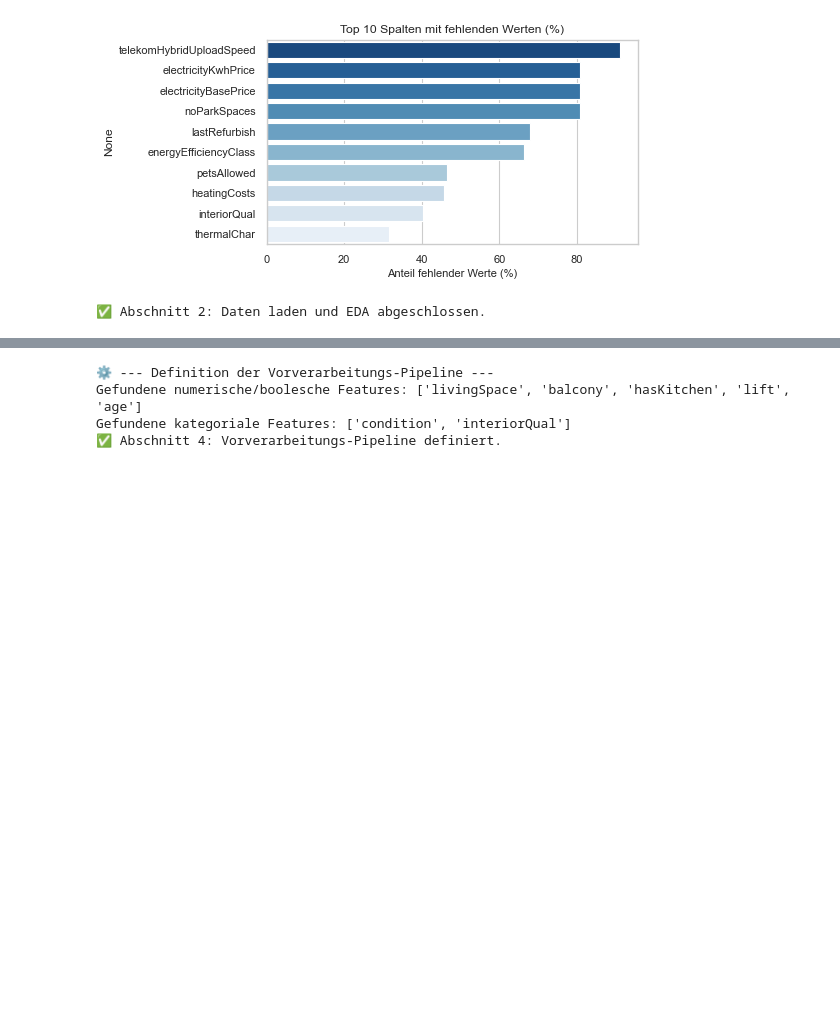
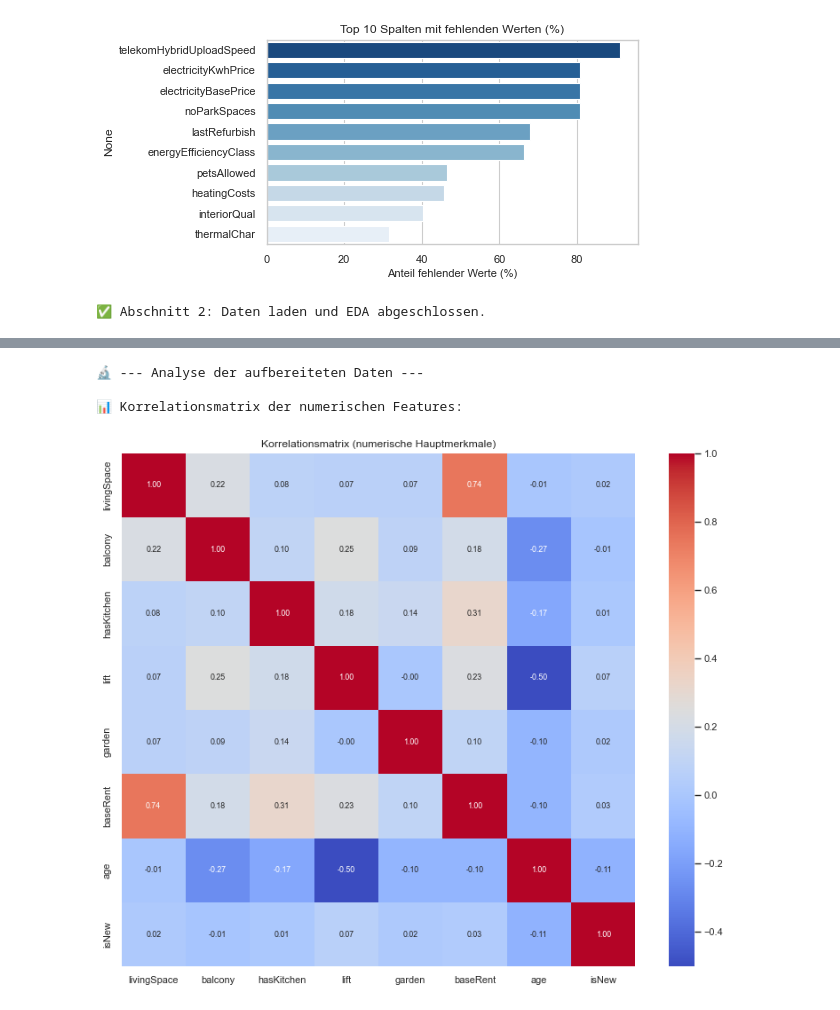
Before and after one commit to adnansalem1/berlin_rent_prediction, a Jupyter notebook: main_analysis.ipynb, the cells around one changed output, grey strips where cells are left out. Saved outputs shown, nothing was run; the diff lists cells and outputs as text; code cells hidden in the pictures; blank space fills up the shorter version.

```diff
--- a/main_analysis.ipynb
+++ b/main_analysis.ipynb
@@ -173,56 +218,45 @@ print("✅ Abschnitt 3: Feature Engineering abgeschlossen.")
 # %%
 # ==============================================================================
-# ABSCHNITT 4: DEFINITION DER VORVERARBEITUNGS-PIPELINE
+# ABSCHNITT 4: DATEN-ANALYSE VOR DEM TRAINING
 # ==============================================================================
-# Zweck: Kapselung aller Vorverarbeitungsschritte in einer robusten Pipeline,
-#        um Data Leakage zu verhindern und den Workflow zu standardisieren.
+# Zweck: Untersuchung der aufbereiteten Daten auf Korrelationen und
+#        Multikollinearität, bevor sie in die Pipeline gehen.
 # ==============================================================================
 
-print("\n⚙️ --- Definition der Vorverarbeitungs-Pipeline ---")
+print("\n🔬 --- Analyse der aufbereiteten Daten ---")
 
-# --- 4.1 Aufteilung der Daten in Features (X) und Zielvariable (y) ---
-X = df_model.drop('baseRent', axis=1)
-y = df_model['baseRent']
+# --- 4.1 Korrelationsmatrix der numerischen Features ---
+print("\n📊 Korrelationsmatrix der numerischen Features:")
+numerical_features_for_corr = df_model.select_dtypes(include=[np.number, 'bool']).columns.tolist()
+corr = df_model[numerical_features_for_corr].corr()
 
-# --- 4.2 Gruppierung der Features nach Typ ---
-# GEÄNDERT: Wir fassen numerische und boolesche Features zusammen, da sie
-#           ähnlich behandelt werden können (beide sind im Grunde Zahlen).
-numeric_features = X.select_dtypes(include=[np.number, 'bool']).columns.tolist()
-categorical_features = X.select_dtypes(include=['object', 'category']).columns.tolist()
+plt.figure(figsize=(10, 8))
+sns.heatmap(corr, annot=True, cmap='coolwarm', fmt='.2f', square=True, annot_kws={"size": 8})
+plt.title('Korrelationsmatrix (numerische Hauptmerkmale)', fontsize=11)
+plt.tight_layout()
+plt.show()
 
-print(f"Gefundene numerische/boolesche Features: {numeric_features}")
-print(f"Gefundene kategoriale Features: {categorical_features}")
+# --- 4.2 Prüfung auf Multikollinearität mit VIF ---
+print("\n🔍 Variance Inflation Factor (VIF):")
+X_vif = df_model.select_dtypes(include=[np.number, 'bool']).drop(columns=['baseRent'], errors='ignore')
+X_vif.dropna(inplace=True)
+X_vif = X_vif.astype(int)
 
+if not X_vif.empty and len(X_vif.columns) > 1:
+    vif_data = pd.DataFrame()
+    vif_data["Feature"] = X_vif.columns
+    vif_data["VIF"] = [variance_inflation_factor(X_vif.values, i) for i in range(X_vif.shape[1])]
+    print(vif_data.sort_values(by="VIF", ascending=False))
+else:
+    print("Nicht genügend numerische Features für die VIF-Analyse gefunden.")
 
-# --- 4.3 Erstellung der Transformer für jeden Feature-Typ ---
-# Pipeline für numerische und boolesche Features: Füllt fehlende Werte und skaliert sie.
-numeric_transformer = Pipeline(steps=[
-    ('imputer', SimpleImputer(strategy='median')),
-    ('scaler', StandardScaler())
-])
+# --- 4.3 Log-Transformation der Zielvariable ---
+df_model['baseRent'] = np.log1p(df_model['baseRent'])
+print("\n✅ Zielvariable 'baseRent' wurde für das Modelltraining log-transformiert.")
 
-# Pipeline für kategoriale Features: Füllt fehlende Werte und wendet One-Hot-Encoding an.
-categorical_transformer = Pipeline(steps=[
-    ('imputer', SimpleImputer(strategy='most_frequent')),
-    ('onehot', OneHotEncoder(handle_unknown='ignore', drop='first'))
-])
-
-# GEÄNDERT: Der separate boolean_transformer wird nicht mehr benötigt und wurde entfernt.
-
-# --- 4.4 Zusammenführen der Transformer mit ColumnTransformer ---
-# Wendet die spezifischen Pipelines auf die richtigen Spalten an.
-preprocessor = ColumnTransformer(
-    transformers=[
-        # GEÄNDERT: Nur noch zwei Transformer, einer für numerische/boolesche, einer für kategoriale.
-        ('num', numeric_transformer, numeric_features),
-        ('cat', categorical_transformer, categorical_features)
-    ],
-    remainder='passthrough'
-)
-
-print("✅ Abschnitt 4: Vorverarbeitungs-Pipeline definiert.")
+print("✅ Abschnitt 4: Daten-Analyse vor dem Training abgeschlossen.")
 # %% [output]
-⚙️ --- Definition der Vorverarbeitungs-Pipeline ---
-Gefundene numerische/boolesche Features: ['livingSpace', 'balcony', 'hasKitchen', 'lift', 'age']
-Gefundene kategoriale Features: ['condition', 'interiorQual']
-✅ Abschnitt 4: Vorverarbeitungs-Pipeline definiert.
+🔬 --- Analyse der aufbereiteten Daten ---
+
+📊 Korrelationsmatrix der numerischen Features:
+[figure, added]
```
Also changed, not shown: parts of 9 cells of this notebook.
